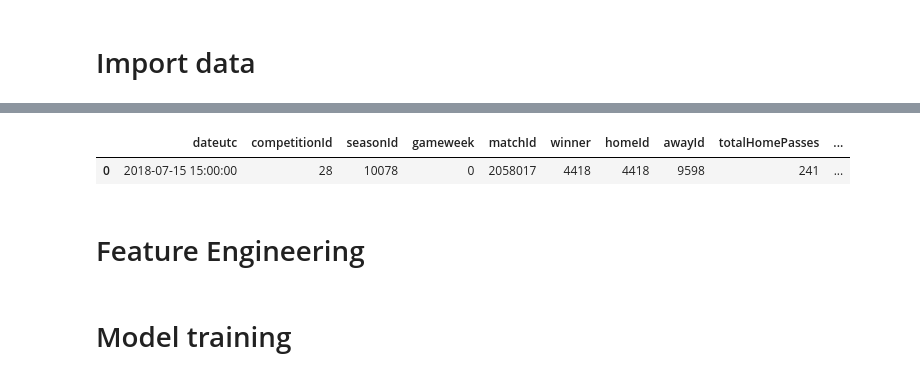
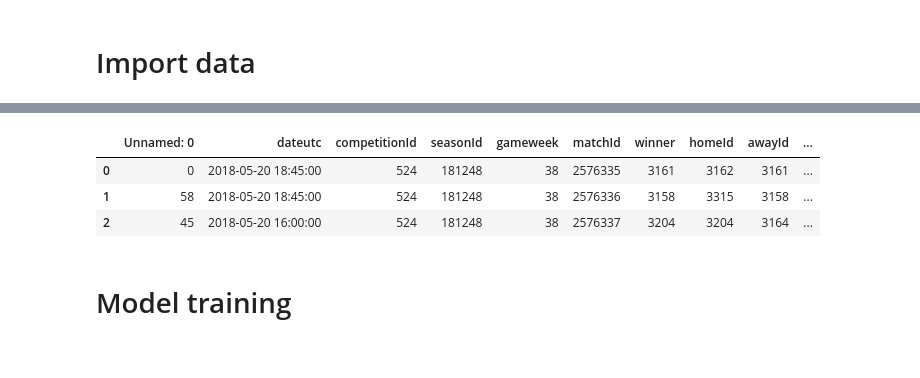
Before and after one commit to jotanavarrete/goalguru, a Jupyter notebook: notebooks/juan/soccer_model_training.ipynb, the cells around one changed output, grey strips where cells are left out. Drawn from its saved outputs; the diff is of its cells as text; code cells hidden in the pictures.

```diff
--- a/notebooks/juan/soccer_model_training.ipynb
+++ b/notebooks/juan/soccer_model_training.ipynb
@@ -79,7 +62,0 @@ matches_cleaned
-# %%
-matches_cleaned[matches_cleaned['matchId'] == 2058017]#[features]
-# %% [output]
-|  | dateutc | competitionId | seasonId | gameweek | matchId | winner | homeId | awayId | totalHomePasses | ... |
-| 0 | 2018-07-15 15:00:00 | 28 | 10078 | 0 | 2058017 | 4418 | 4418 | 9598 | 241 | ... |
-# %% [markdown]
-# Feature Engineering
@@ -210,3 +63,10 @@ def get_features(matches):
+# %%
+matches_cleaned.head(3)
+# %% [output]
+|  | Unnamed: 0 | dateutc | competitionId | seasonId | gameweek | matchId | winner | homeId | awayId | ... |
+| 0 | 0 | 2018-05-20 18:45:00 | 524 | 181248 | 38 | 2576335 | 3161 | 3162 | 3161 | ... |
+| 1 | 58 | 2018-05-20 18:45:00 | 524 | 181248 | 38 | 2576336 | 3158 | 3315 | 3158 | ... |
+| 2 | 45 | 2018-05-20 16:00:00 | 524 | 181248 | 38 | 2576337 | 3204 | 3204 | 3164 | ... |
 # %% [markdown]
 # Model training
 # %% [markdown]
```
Also changed, not shown: parts of 60 cells of this notebook, 4 other files.
